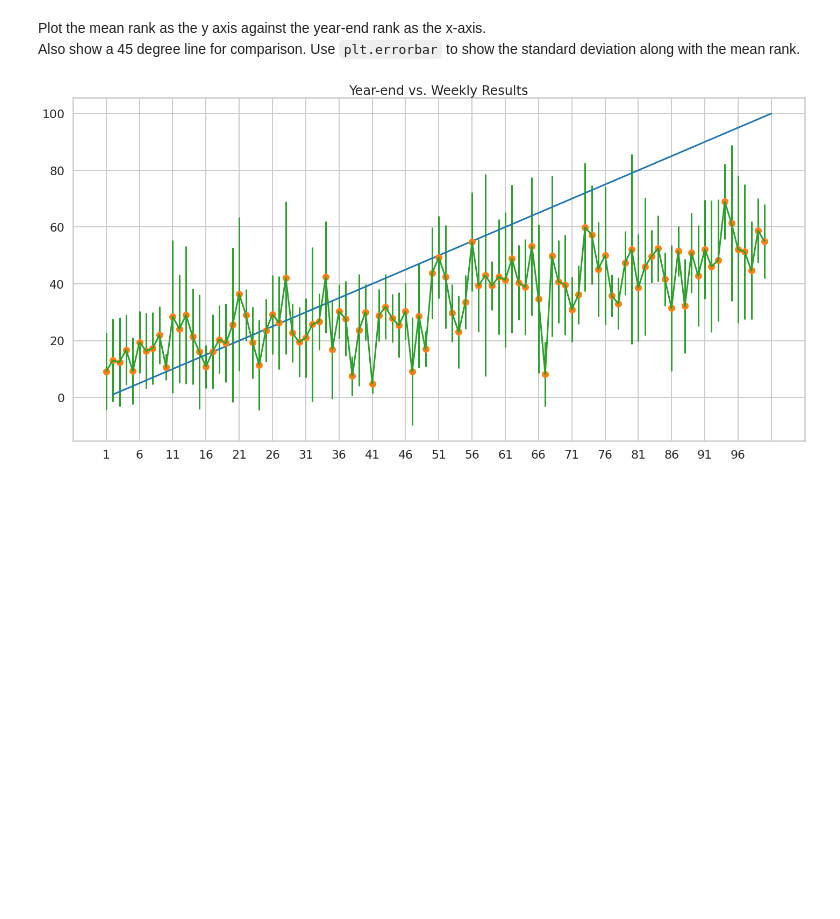
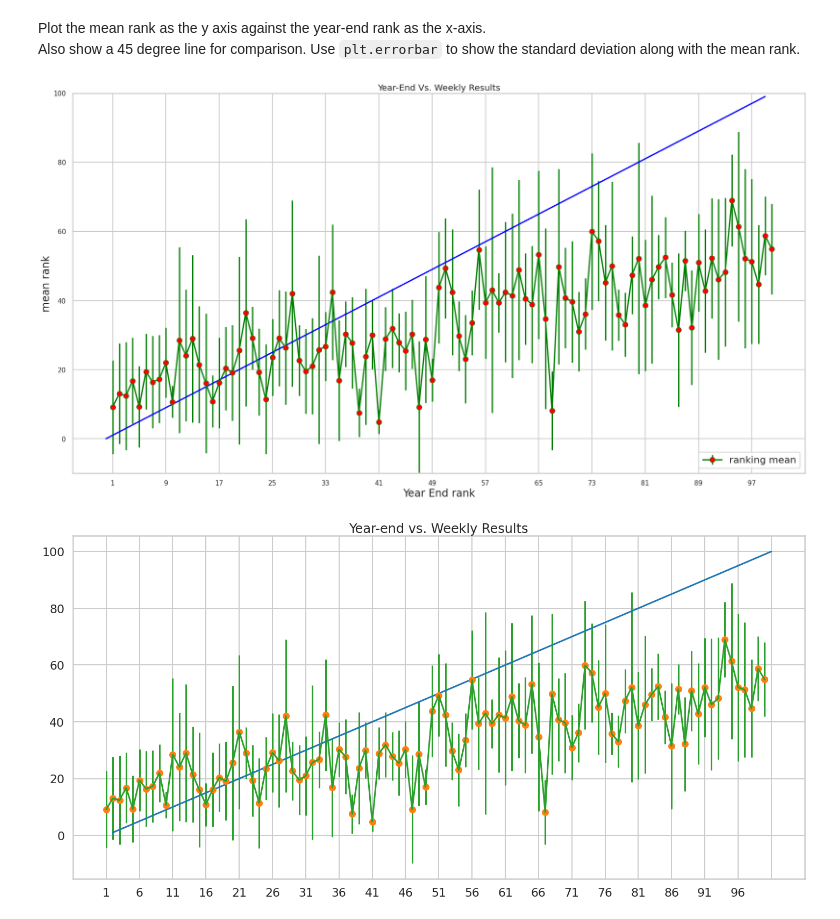
Before and after one commit to meghanasarikonda/Chat-App, a Jupyter notebook: Copy_of_distribute_HW2.ipynb, the cells around one changed output. Saved outputs shown, nothing was run; the diff lists cells and outputs as text; code cells hidden in the pictures; blank space fills up the shorter version.

````diff
--- a/Copy_of_distribute_HW2.ipynb
+++ b/Copy_of_distribute_HW2.ipynb
@@ -702,10 +702,3 @@ So the dictionary `titles` should look something like this:
   (4, '7')],
 ...}
 ```
-# %%
-# (sat, weekinfo) = zip(*weektuples)
-unzipped_object = zip(*weektuples)
-# unzipped_list = list(unzipped_object)
-# unzipped_list
-# %%
-saturdays, week = unzipped_object
@@ -859,0 +767,13 @@ Do you observe the NAN values? Why does standard deviation have NAN values?
+# %%
+tdict={}
+for title in titles.keys():
+    ranking = []
+    rankinglen = len(titles[title])
+    for index_ranking in titles[title]:
+      ranking.append(float(index_ranking[1]))
+    rankingmean = statistics.mean(ranking)
+    if rankinglen > 1:
+      rankingstd = statistics.stdev(ranking)
+    else:
+      rankingstd = np.nan
+    tdict[title.lower()] = {'ranks': (rankingmean, rankingstd, rankinglen)}
@@ -894,0 +832,12 @@ winners=[]
+# %%
+# dict(title, winner=1, ranking=year-end-ranking, rankmean=mean over weeks, rankstd=stddev over weeks, weekson=ranklen).
+
+winners=[]
+#your code here
+for song in yearend:
+  # print(song)
+  title = song[1]['title']
+  winner = 1
+  ranking = song[1]['ranking']
+  rankmean, rankstd, weekson = tdict[title.lower()]['ranks']
+  winners.append(dict(title = title.lower(), winner = winner, ranking = int(ranking), rankmean = rankmean, rankstd = rankstd, weekson = weekson))
@@ -912,2 +883,17 @@ Plot the mean rank as the y axis against the year-end rank as the x-axis.
+# %%
+plt.figure(figsize=(30,16))
+plt.errorbar(winners2020['ranking'], winners2020['rankmean'], winners2020['rankstd'],  linestyle = '-', marker = 'o', markerfacecolor='red',color = 'g', label = "ranking mean")
+plt.plot(np.arange(0, 100), np.arange(0, 100), color = 'b')
+plt.ylim([-10, 100])
+plt.xticks(range(1, 100, 8))
+plt.title('Year-End Vs. Weekly Results', fontsize=20)
+plt.legend(loc=4)
+plt.xlabel('Year End rank')
+plt.ylabel('mean rank')
+plt.tick_params(axis='both', labelsize=15)
+
+plt.show()
+# %% [output]
+[figure, added]
 # %%
 #your code here
````
Also changed, not shown: parts of 30 cells of this notebook.
